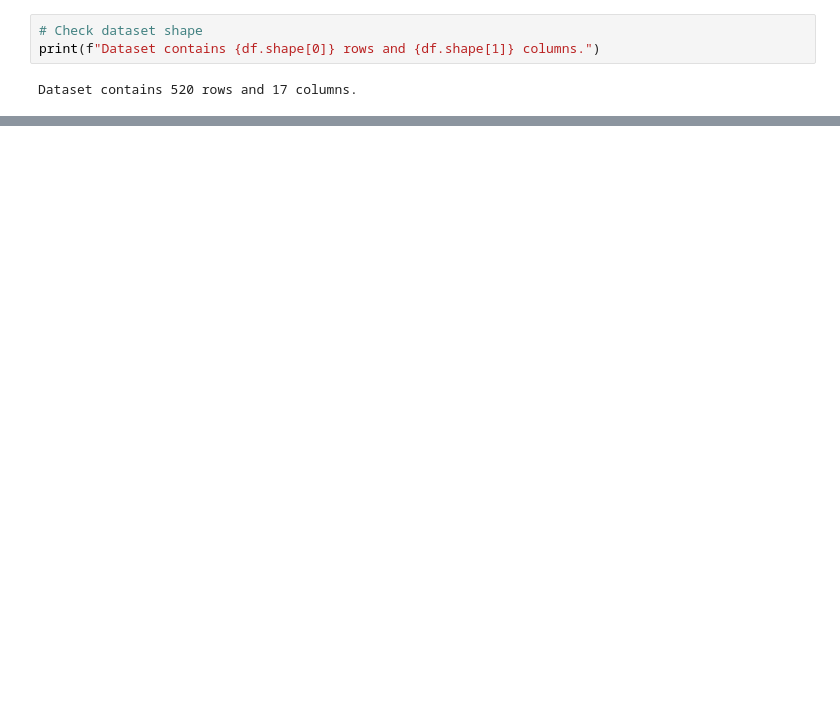
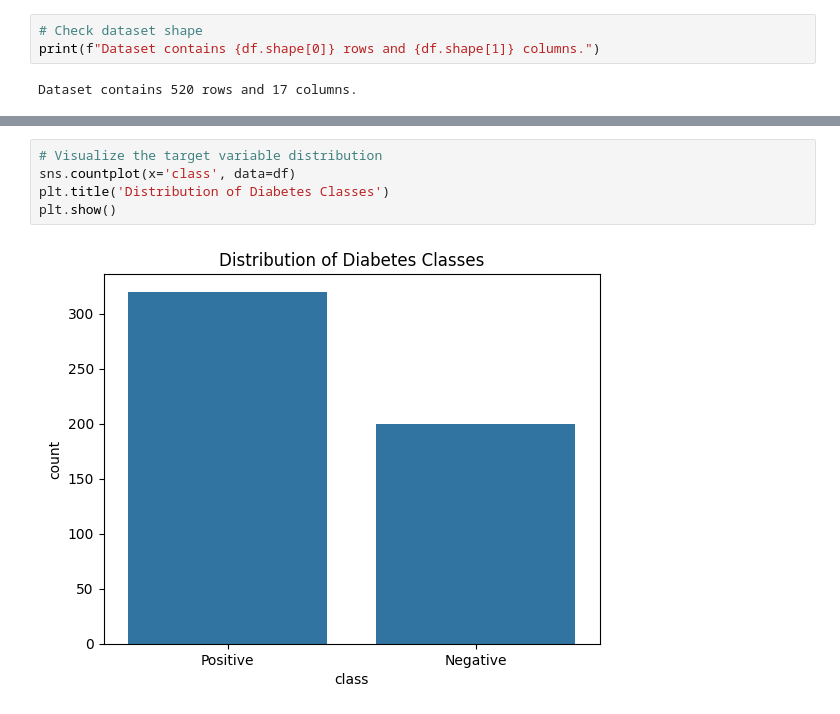
Before and after one commit to Angad143/HealthScope---A-Multi-Disease-Progression-and-Severity-Prediction-Platform, a Jupyter notebook: Diabetes Progression Prediction/Diabetes_Diseases_Prediction.ipynb, the cells around one changed output, grey strips where cells are left out. Cells and saved outputs as stored; diff of their text form; blank space fills up the shorter version.

Commit message:
data exploration part

```diff
--- a/Diabetes Progression Prediction/Diabetes_Diseases_Prediction.ipynb
+++ b/Diabetes Progression Prediction/Diabetes_Diseases_Prediction.ipynb
@@ -76,0 +161,7 @@ df.shape
+# %%
+# Visualize the target variable distribution
+sns.countplot(x='class', data=df)
+plt.title('Distribution of Diabetes Classes')
+plt.show()
+# %% [output]
+[figure, added]
```
Also changed, not shown: parts of 11 cells of this notebook.
